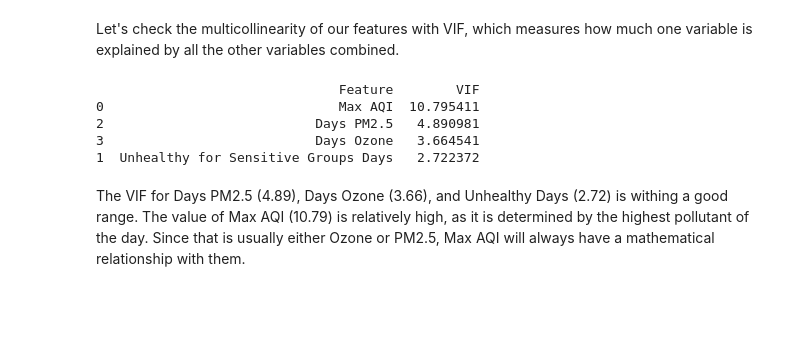
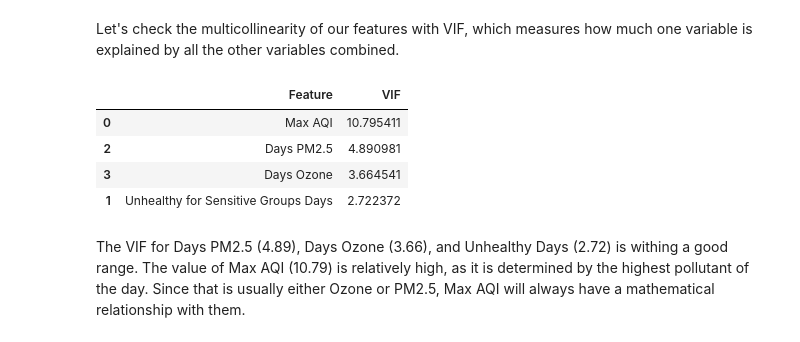
Before and after one commit to KalinaMarkova/data_science_course_project, a Jupyter notebook: The Impact of Air Pollution on Asthma A Regression Analysis.ipynb, the cells around one changed output. Cells and saved outputs as stored; diff of their text form; code cells hidden in the pictures; blank space fills up the shorter version.

```diff
--- a/The Impact of Air Pollution on Asthma A Regression Analysis.ipynb
+++ b/The Impact of Air Pollution on Asthma A Regression Analysis.ipynb
@@ -1210,21 +1204,21 @@ Let's check the multicollinearity of our features with VIF, which measures how m
 # %%
 features_to_check = ['Max AQI', 'Unhealthy for Sensitive Groups Days', 'Days PM2.5', 'Days Ozone']
 
 vif_data = epa_state[features_to_check]
 
 vif_results = pd.DataFrame()
 vif_results["Feature"] = vif_data.columns
 
 vif_results["VIF"] = [variance_inflation_factor(vif_data.values, i)
                        for i in range(len(vif_data.columns))]
 
-print(vif_results.sort_values(by = "VIF", ascending = False))
+vif_results.sort_values(by = "VIF", ascending = False)
 # %% [output]
-                               Feature        VIF
-0                              Max AQI  10.795411
-2                           Days PM2.5   4.890981
-3                           Days Ozone   3.664541
-1  Unhealthy for Sensitive Groups Days   2.722372
+|  | Feature | VIF |
+| 0 | Max AQI | 10.795411 |
+| 2 | Days PM2.5 | 4.890981 |
+| 3 | Days Ozone | 3.664541 |
+| 1 | Unhealthy for Sensitive Groups Days | 2.722372 |
 # %% [markdown]
 The VIF for Days PM2.5 (4.89), Days Ozone (3.66), and Unhealthy Days (2.72) is withing a good range. The value of Max AQI (10.79) is relatively high, as it is determined by the highest pollutant of the day. Since that is usually either Ozone or PM2.5, Max AQI will always have a mathematical relationship with them.
 # %% [markdown]
```
Also changed, not shown: parts of 23 cells of this notebook, 1 other file.
